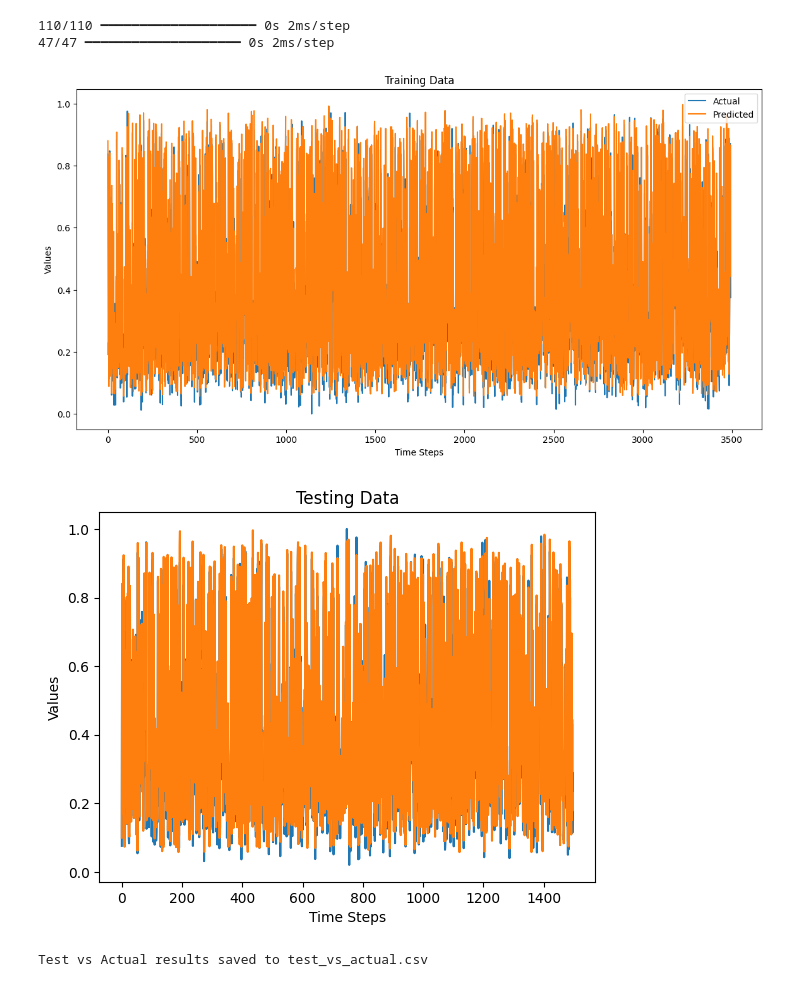
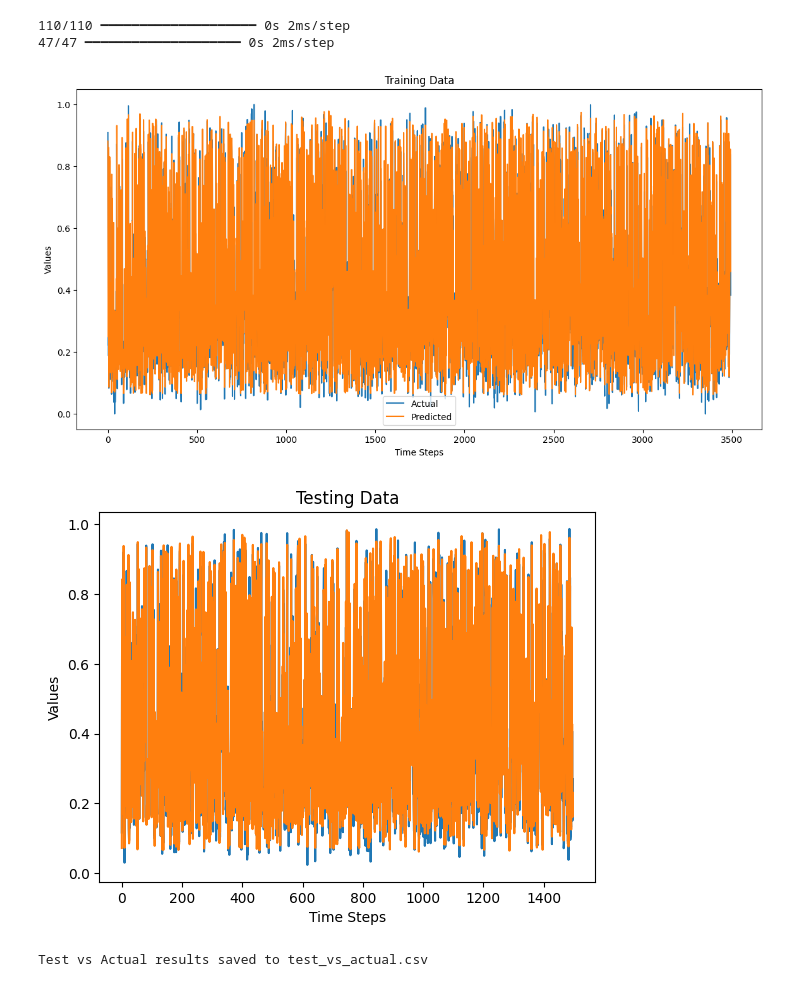
Before and after one commit to sap03rocks/mimic_lstm, a Jupyter notebook: FINAL.ipynb, the cells around one changed output. Saved outputs shown, nothing was run; the diff lists cells and outputs as text; code cells hidden in the pictures.

```diff
--- a/FINAL.ipynb
+++ b/FINAL.ipynb
@@ -21,7 +21,7 @@ for dirname, _, filenames in os.walk('/kaggle/input'):
 # %%
 import pandas as pd
 
-url="https://raw.githubusercontent.com/sap03rocks/mimic_lstm/main/try1_noise_ppg.csv"
+url="https://raw.githubusercontent.com/sap03rocks/mimic_lstm/refs/heads/main/noise_ppg%20(1).csv"
 # Read the data into a DataFrame
 data = pd.read_csv(url, header=None)
 data = data.drop(columns=[0,1])
@@ -84,8 +84,7 @@ model = Sequential()
 model.add(Input(shape=(seq_length, n_features)))
 model.add(Bidirectional(LSTM(200, return_sequences=True, activation='relu')))
 model.add(Bidirectional(LSTM(100, return_sequences=True, activation='relu')))
-model.add(Bidirectional(LSTM(100, return_sequences=True, activation='relu')))
-model.add(Bidirectional(LSTM(50, return_sequences=False, activation='relu')))
+model.add(Bidirectional(LSTM(100, return_sequences=False, activation='relu')))
 model.add(Dense(1))
 model.compile(optimizer='adam', loss='mse')
 
@@ -195,28 +192,34 @@ test_predict = model.predict(X_test)
 # %%
 import matplotlib.pyplot as plt
 
 # Predict on the training data
 train_predict = model.predict(X_train)
 
 # Predict on the testing data
 test_predict = model.predict(X_test)
 
 # Plotting the results
 plt.figure(figsize=(14, 7))
 
 # Plot training data
 
 plt.plot(y_train, label='Actual')
-plt.plot(train_predict, label='Predicted')
+
 plt.title('Training Data')
 plt.xlabel('Time Steps')
 plt.ylabel('Values')
+
+
+plt.plot(train_predict, label='Predicted')
+plt.xlabel('Time Steps')
+plt.ylabel('Values')
+
 plt.legend()
 plt.show()
 # %% [output]
 110/110 ━━━━━━━━━━━━━━━━━━━━ 0s 2ms/step
 47/47 ━━━━━━━━━━━━━━━━━━━━ 0s 2ms/step
-[figure, old version]
+[figure, new version]
 # %%
 plt.plot(y_test, label='Actual')
 plt.plot(test_predict, label='Predicted')
@@ -225,7 +228,7 @@ plt.xlabel('Time Steps')
 plt.ylabel('Values')
 plt.show()
 # %% [output]
-[figure, old version]
+[figure, new version]
 # %%
 # Create a DataFrame with actual and predicted values
 results_df = pd.DataFrame({
```
Also changed, not shown: parts of 12 cells of this notebook.
